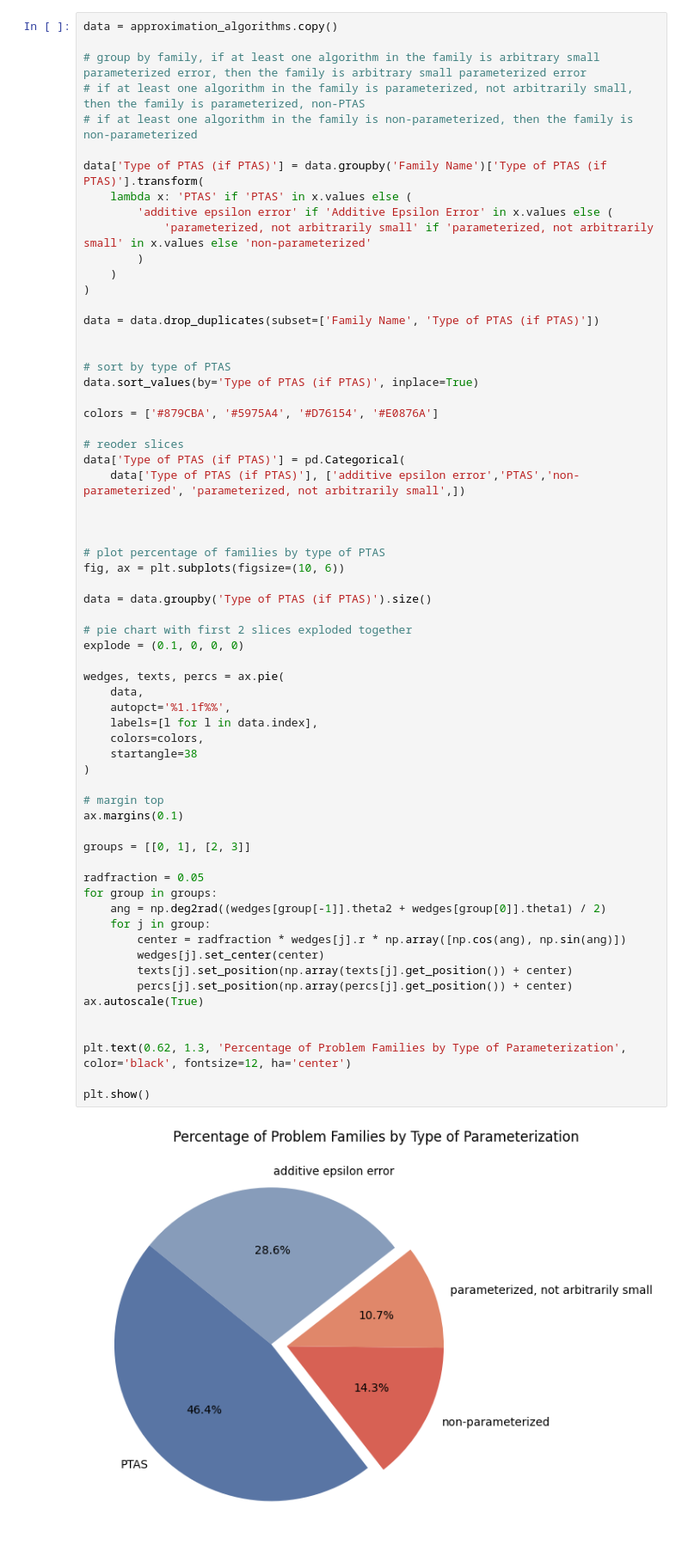
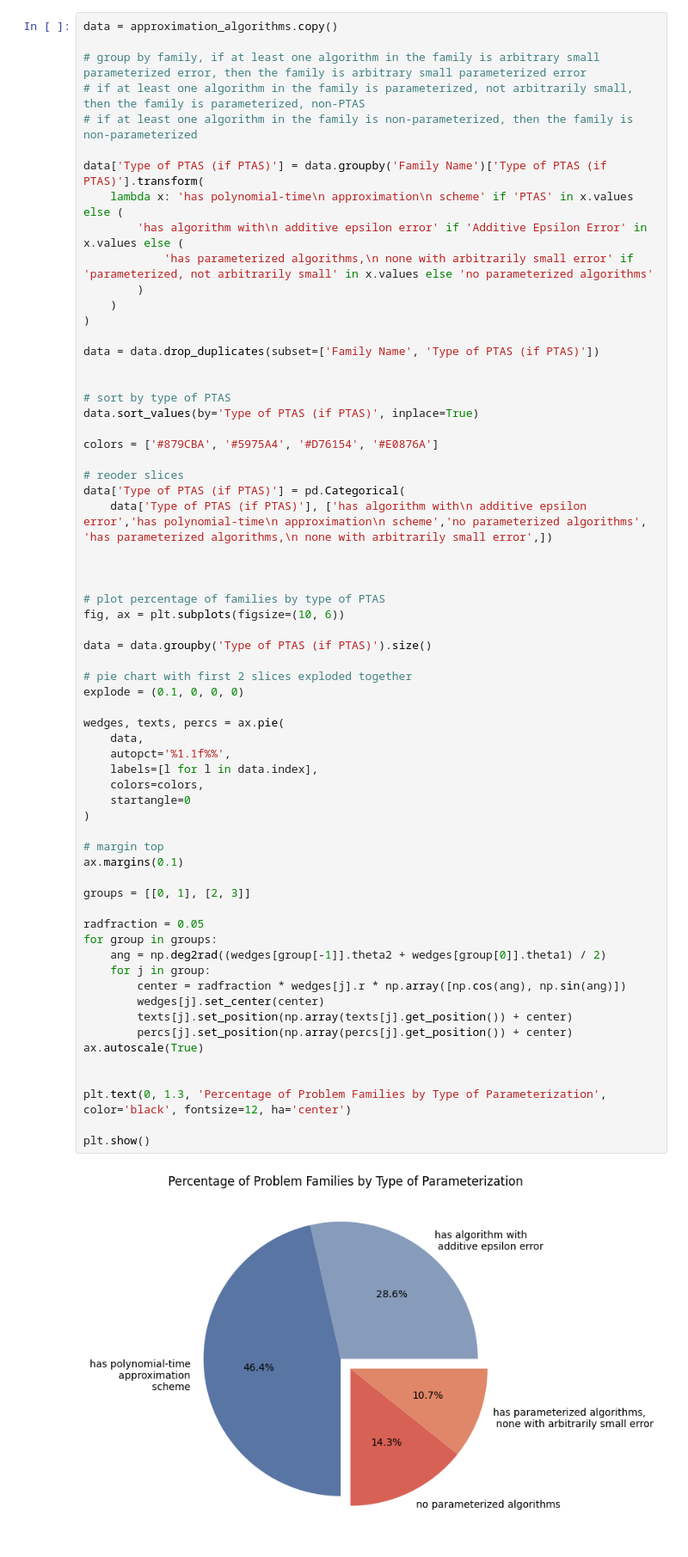
Before and after one commit to andrewlucasgs/approximation-algorithms, a Jupyter notebook: family_type_of_ptas copy.ipynb, the cells around one changed output. Shown at 86% size. Drawn from its saved outputs; the diff is of its cells as text.

Commit message:
minor tweaks to figures

```diff
--- a/family_type_of_ptas copy.ipynb
+++ b/family_type_of_ptas copy.ipynb
@@ -124,9 +116,9 @@ data = approximation_algorithms.copy()
 # if at least one algorithm in the family is non-parameterized, then the family is non-parameterized
 
 data['Type of PTAS (if PTAS)'] = data.groupby('Family Name')['Type of PTAS (if PTAS)'].transform(
-    lambda x: 'PTAS' if 'PTAS' in x.values else (
-        'additive epsilon error' if 'Additive Epsilon Error' in x.values else (
-            'parameterized, not arbitrarily small' if 'parameterized, not arbitrarily small' in x.values else 'non-parameterized'
+    lambda x: 'has polynomial-time\n approximation\n scheme' if 'PTAS' in x.values else (
+        'has algorithm with\n additive epsilon error' if 'Additive Epsilon Error' in x.values else (
+            'has parameterized algorithms,\n none with arbitrarily small error' if 'parameterized, not arbitrarily small' in x.values else 'no parameterized algorithms'
         )
     )
 )
@@ -141,7 +133,7 @@ colors = ['#879CBA', '#5975A4', '#D76154', '#E0876A']
 
 # reoder slices
 data['Type of PTAS (if PTAS)'] = pd.Categorical(
-    data['Type of PTAS (if PTAS)'], ['additive epsilon error','PTAS','non-parameterized', 'parameterized, not arbitrarily small',])
+    data['Type of PTAS (if PTAS)'], ['has algorithm with\n additive epsilon error','has polynomial-time\n approximation\n scheme','no parameterized algorithms', 'has parameterized algorithms,\n none with arbitrarily small error',])
 
 
 
@@ -152,36 +144,36 @@ data = data.groupby('Type of PTAS (if PTAS)').size()
 
 # pie chart with first 2 slices exploded together
 explode = (0.1, 0, 0, 0)
 
 wedges, texts, percs = ax.pie(
     data,
     autopct='%1.1f%%',
     labels=[l for l in data.index],
     colors=colors,
-    startangle=38
+    startangle=0
 )
 
 # margin top
 ax.margins(0.1)
 
 groups = [[0, 1], [2, 3]]
 
 radfraction = 0.05
 for group in groups:
     ang = np.deg2rad((wedges[group[-1]].theta2 + wedges[group[0]].theta1) / 2)
     for j in group:
         center = radfraction * wedges[j].r * np.array([np.cos(ang), np.sin(ang)])
         wedges[j].set_center(center)
         texts[j].set_position(np.array(texts[j].get_position()) + center)
         percs[j].set_position(np.array(percs[j].get_position()) + center)
 ax.autoscale(True)
 
 
-plt.text(0.62, 1.3, 'Percentage of Problem Families by Type of Parameterization', color='black', fontsize=12, ha='center')
+plt.text(0, 1.3, 'Percentage of Problem Families by Type of Parameterization', color='black', fontsize=12, ha='center')
 
 plt.show()
 # %% [output]
-[figure, old version]
+[figure, new version]
 # %%
 data = approximation_algorithms.copy()
 
```
Also changed, not shown: parts of 3 cells of this notebook, 5 other files.
